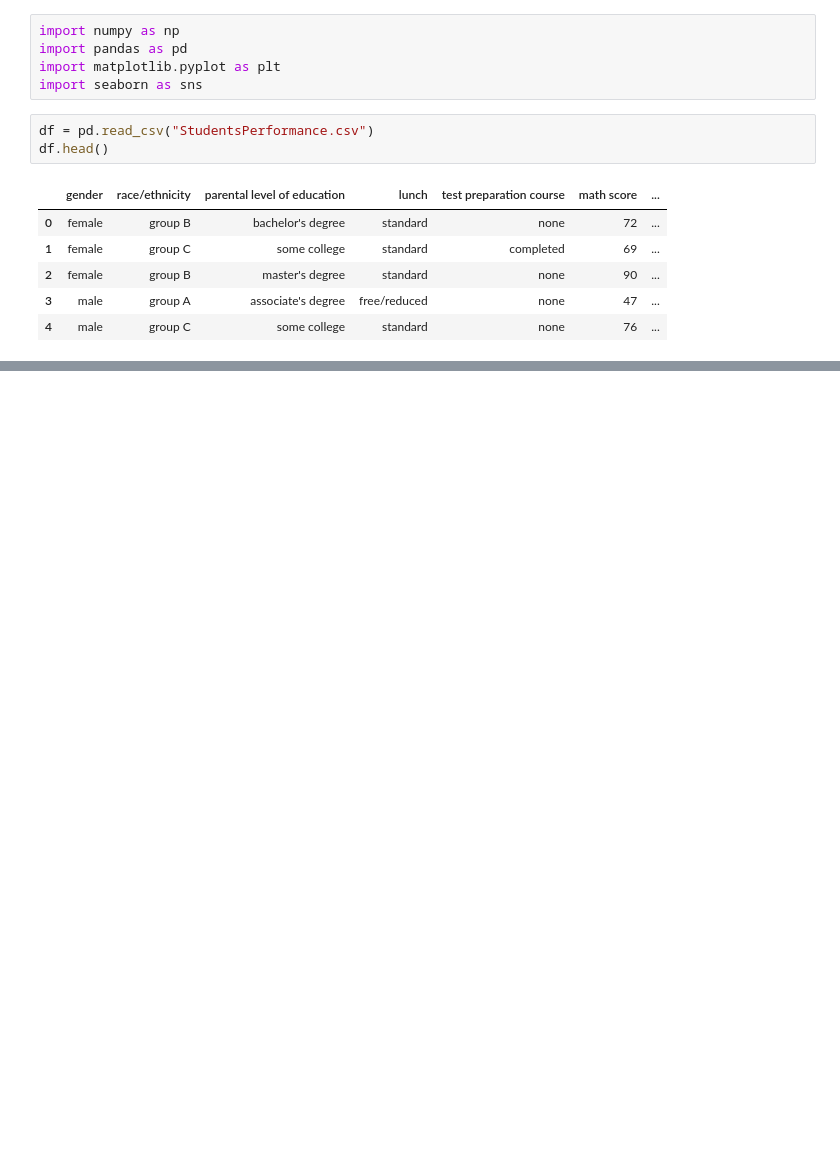
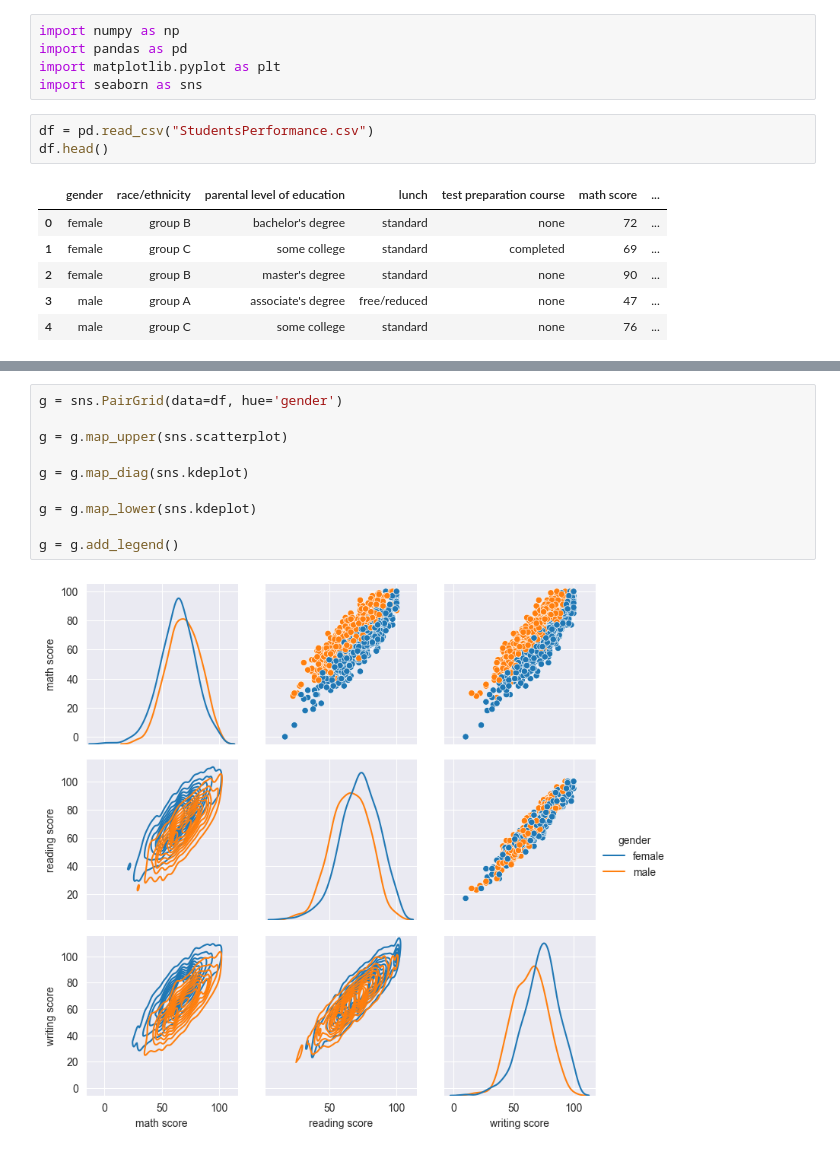
Before and after one commit to LazyPeesh/Python-for-ML, a Jupyter notebook: 05-Seaborn/05-Seaborn-Grids.ipynb, the cells around one changed output, grey strips where cells are left out. Cells and saved outputs as stored; diff of their text form; blank space fills up the shorter version.

```diff
--- a/05-Seaborn/05-Seaborn-Grids.ipynb
+++ b/05-Seaborn/05-Seaborn-Grids.ipynb
@@ -20,0 +22,12 @@ sns.catplot(data=df, x='gender', y='math score', kind='box', hue='gender', col='
+# %%
+g = sns.PairGrid(data=df, hue='gender')
+
+g = g.map_upper(sns.scatterplot)
+
+g = g.map_diag(sns.kdeplot)
+
+g = g.map_lower(sns.kdeplot)
+
+g = g.add_legend()
+# %% [output]
+[figure, added]
```
Also changed, not shown: parts of 1 cell of this notebook, 4 other files.
